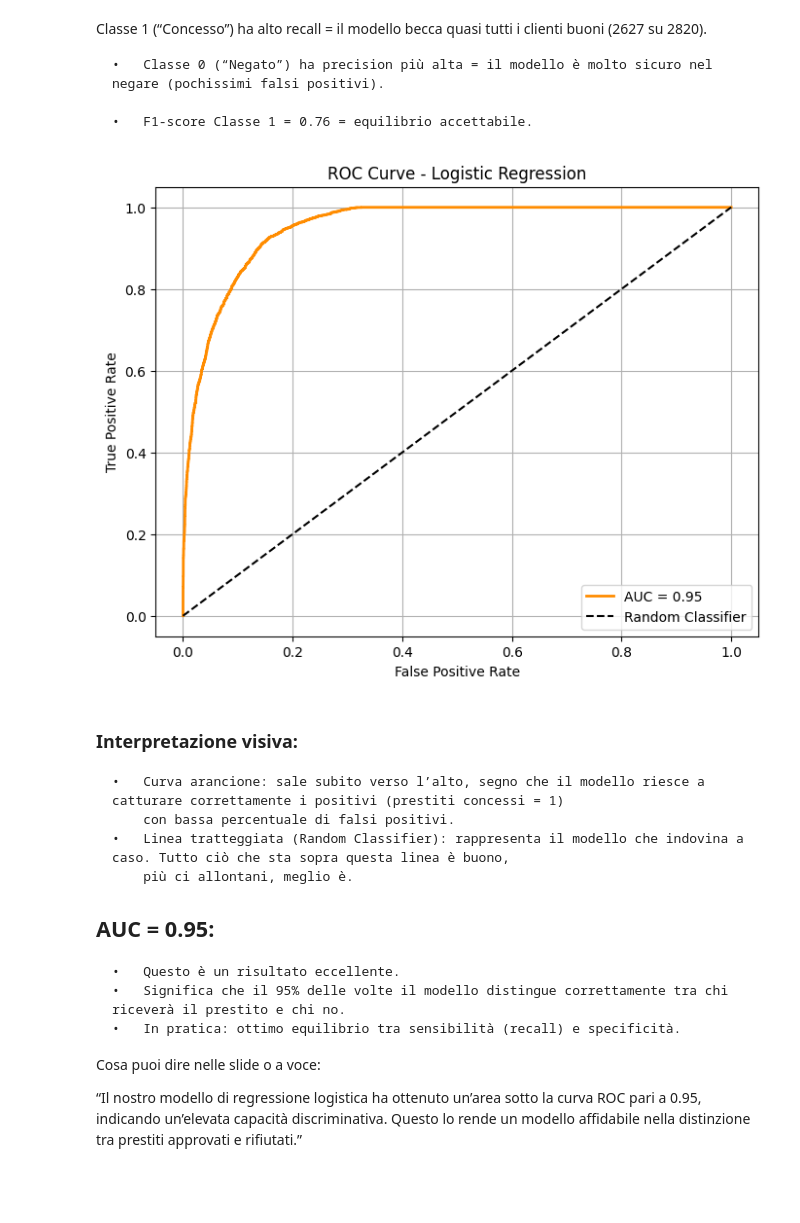
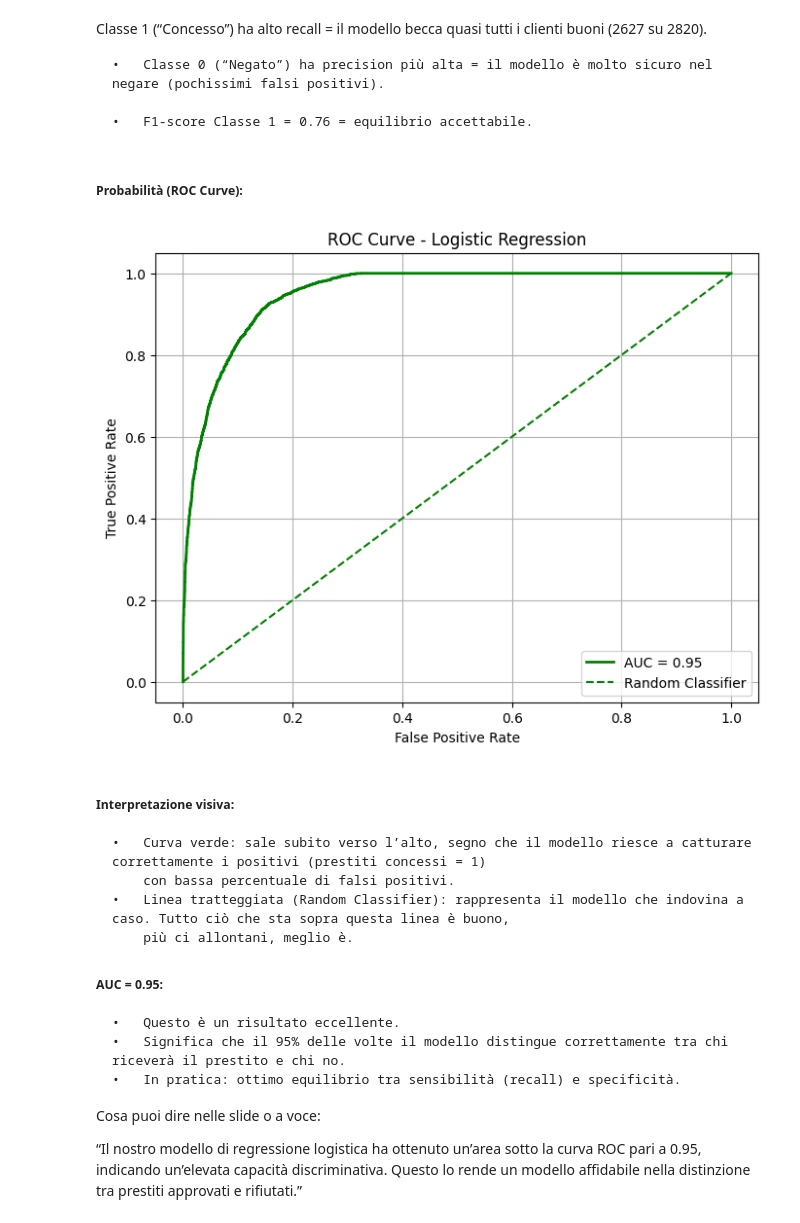
Before and after one commit to FrancescaCola/CustomerScoring, a Jupyter notebook: LogisticRegression.ipynb, the cells around one changed output. Cells and saved outputs as stored; diff of their text form; code cells hidden in the pictures; blank space fills up the shorter version.

```diff
--- a/LogisticRegression.ipynb
+++ b/LogisticRegression.ipynb
@@ -227,34 +255,36 @@ Classe 1 (“Concesso”) ha alto recall = il modello becca quasi tutti i client
 	•	Classe 0 (“Negato”) ha precision più alta = il modello è molto sicuro nel negare (pochissimi falsi positivi).
 
 	•	F1-score Classe 1 = 0.76 = equilibrio accettabile.
+# %% [markdown]
+##### Probabilità (ROC Curve):
 # %%
 # Probabilità predette (non etichette)
 y_probs = logreg_pipeline.predict_proba(X_test)[:, 1]  # solo colonna 1 = classe 'concesso'
 
 # Calcolo ROC
 fpr, tpr, thresholds = roc_curve(y_test, y_probs)
 roc_auc = roc_auc_score(y_test, y_probs)
 
 # Visualizzazione della curva ROC
 plt.figure(figsize=(8, 6))
-plt.plot(fpr, tpr, label=f"AUC = {roc_auc:.2f}", color='darkorange', linewidth=2)
-plt.plot([0, 1], [0, 1], 'k--', label="Random Classifier")
+plt.plot(fpr, tpr, label=f"AUC = {roc_auc:.2f}", color='green', linewidth=2)
+plt.plot([0, 1], [0, 1], 'k--', label="Random Classifier", color='green')
 plt.xlabel("False Positive Rate")
 plt.ylabel("True Positive Rate")
 plt.title("ROC Curve - Logistic Regression")
 plt.legend(loc="lower right")
 plt.grid(True)
 plt.show()
 # %% [output]
-[figure, old version]
+[figure, new version]
 # %% [markdown]
-### Interpretazione visiva:
-	•	Curva arancione: sale subito verso l’alto, segno che il modello riesce a catturare correttamente i positivi (prestiti concessi = 1)
+##### Interpretazione visiva:
+	•	Curva verde: sale subito verso l’alto, segno che il modello riesce a catturare correttamente i positivi (prestiti concessi = 1)
 	    con bassa percentuale di falsi positivi.
 	•	Linea tratteggiata (Random Classifier): rappresenta il modello che indovina a caso. Tutto ciò che sta sopra questa linea è buono,
 	    più ci allontani, meglio è.
 
-## AUC = 0.95:
+##### AUC = 0.95:
 	•	Questo è un risultato eccellente.
 	•	Significa che il 95% delle volte il modello distingue correttamente tra chi riceverà il prestito e chi no.
 	•	In pratica: ottimo equilibrio tra sensibilità (recall) e specificità.
```
Also changed, not shown: parts of 29 cells of this notebook, 1 other file.
